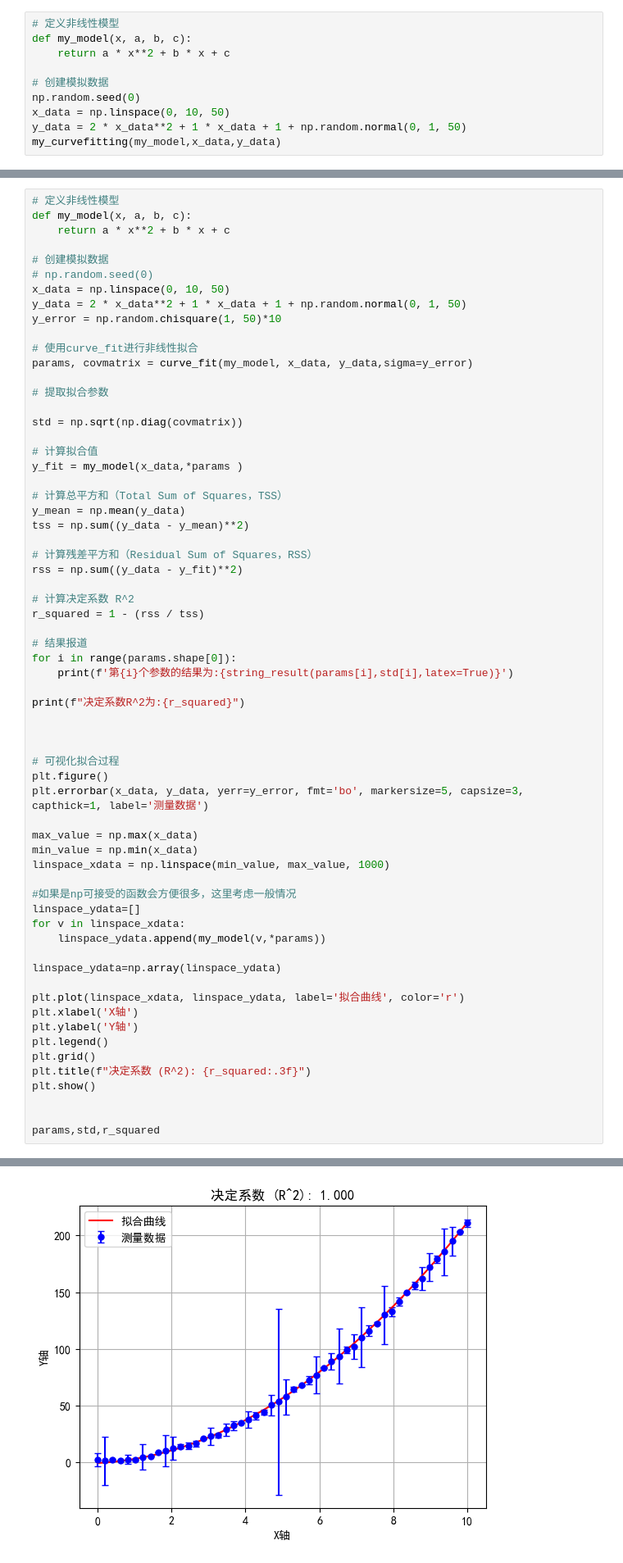
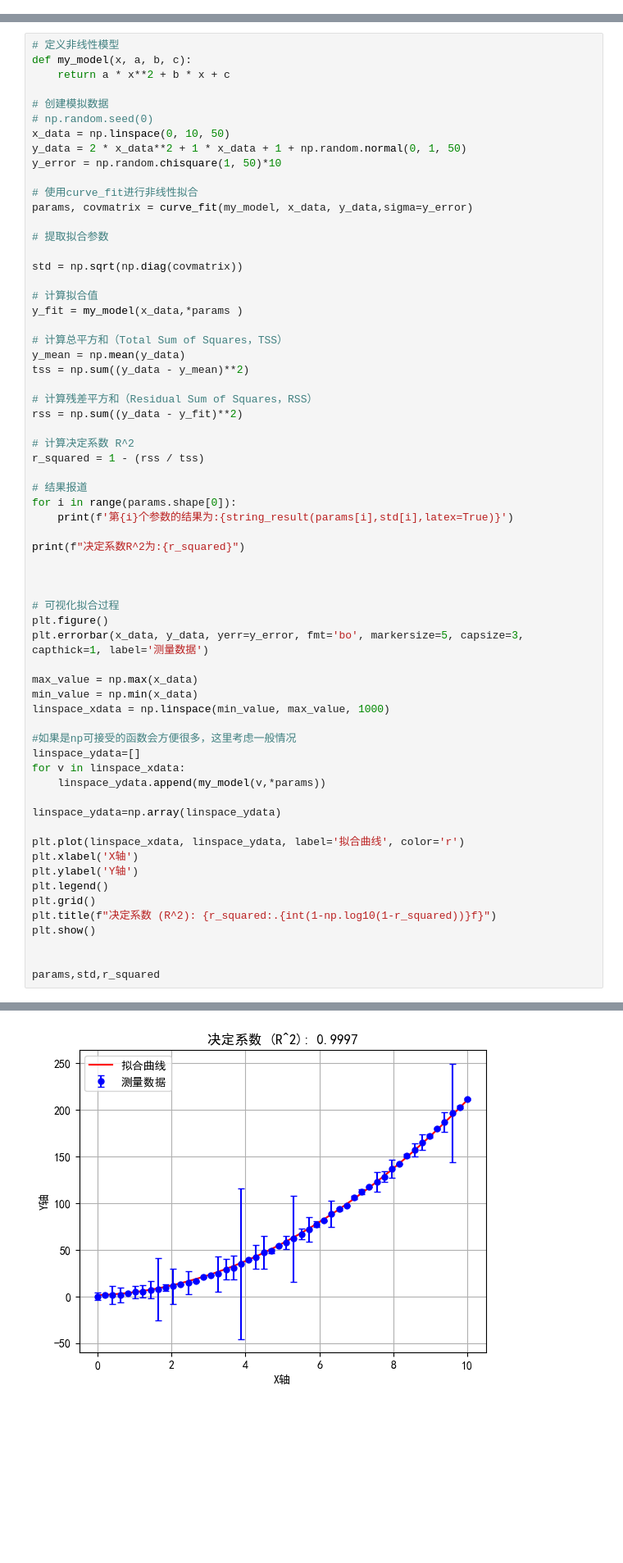
Before and after one commit to Xuanyiyiren/-, a Jupyter notebook: some useful code/curvefit.ipynb, the cells around one changed output, grey strips where cells are left out. Shown at 82% size. Saved outputs shown, nothing was run; the diff lists cells and outputs as text; blank space fills up the shorter version.

```diff
--- a/some useful code/curvefit.ipynb
+++ b/some useful code/curvefit.ipynb
@@ -171,10 +118,0 @@ def my_curvefitting(your_model,x_data,y_data,figsize=(8,4),xlabel='X轴',ylabel=
-# %%
-# 定义非线性模型
-def my_model(x, a, b, c):
-    return a * x**2 + b * x + c
-
-# 创建模拟数据
-np.random.seed(0)
-x_data = np.linspace(0, 10, 50)
-y_data = 2 * x_data**2 + 1 * x_data + 1 + np.random.normal(0, 1, 50)
-my_curvefitting(my_model,x_data,y_data)
@@ -250,7 +177,7 @@ plt.xlabel('X轴')
 plt.ylabel('Y轴')
 plt.legend()
 plt.grid()
-plt.title(f"决定系数 (R^2): {r_squared:.3f}")
+plt.title(f"决定系数 (R^2): {r_squared:.{int(1-np.log10(1-r_squared))}f}")
 plt.show()
 
 
@@ -263 +190 @@ params,std,r_squared
-[figure, old version]
+[figure, new version]
```
Also changed, not shown: parts of 10 cells of this notebook.
